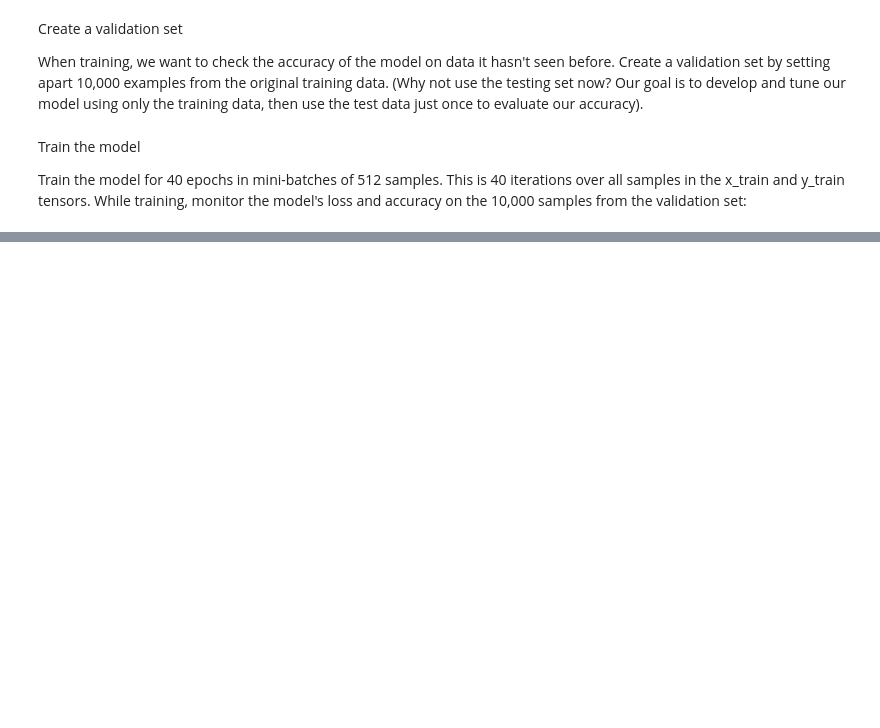
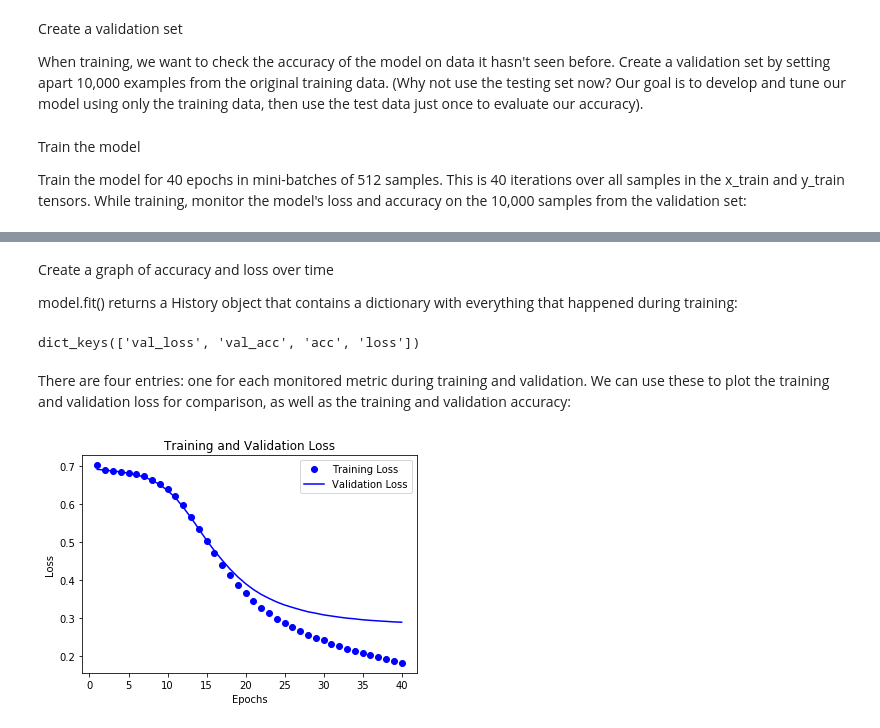
Before and after one commit to Alucarrd/TensorFlowTutorial, a Jupyter notebook: 2. Text Classification.ipynb, the cells around one changed output, grey strips where cells are left out. Saved outputs shown, nothing was run; the diff lists cells and outputs as text; code cells hidden in the pictures; blank space fills up the shorter version.

```diff
--- a/2. Text Classification.ipynb
+++ b/2. Text Classification.ipynb
@@ -186,0 +191,7 @@ Train the model for 40 epochs in mini-batches of 512 samples. This is 40 iterati
+# %%
+history = model.fit(partial_x_train,
+                   partial_y_train,
+                   epochs=40,
+                   batch_size=512,
+                   validation_data=(x_val, y_val),
+                   verbose=1)
@@ -186,0 +226,33 @@ Train the model for 40 epochs in mini-batches of 512 samples. This is 40 iterati
+# %% [markdown]
+Create a graph of accuracy and loss over time
+
+model.fit() returns a History object that contains a dictionary with everything that happened during training:
+# %%
+history_dict = history.history
+history_dict.keys()
+# %% [output]
+dict_keys(['val_loss', 'val_acc', 'acc', 'loss'])
+# %% [markdown]
+There are four entries: one for each monitored metric during training and validation. We can use these to plot the training and validation loss for comparison, as well as the training and validation accuracy:
+# %%
+import matplotlib.pyplot as plt
+
+acc = history.history["acc"]
+val_acc = history.history["val_acc"]
+loss = history.history["loss"]
+val_loss = history.history["val_loss"]
+
+epochs = range(1, len(acc) + 1)
+# "bo" is for "blue dot"
+plt.plot(epochs, loss, "bo", label="Training Loss")
+
+#b is for "solid blue line"
+plt.plot(epochs, val_loss, "b", label="Validation Loss")
+plt.title("Training and Validation Loss")
+plt.xlabel("Epochs")
+plt.ylabel("Loss")
+plt.legend()
+
+plt.show()
+# %% [output]
+[figure, added]
```
Also changed, not shown: parts of 6 cells of this notebook, 1 other file.
